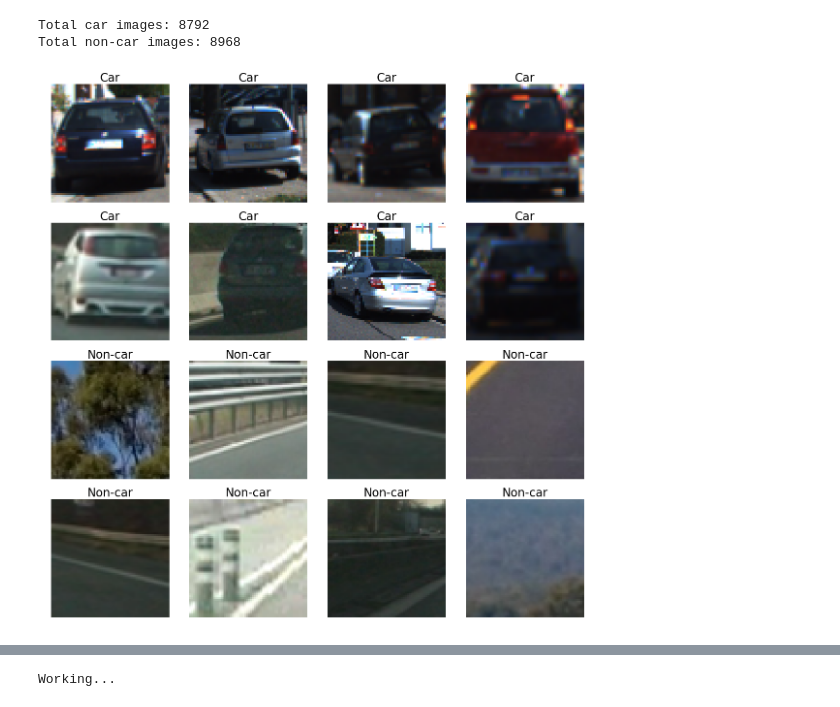
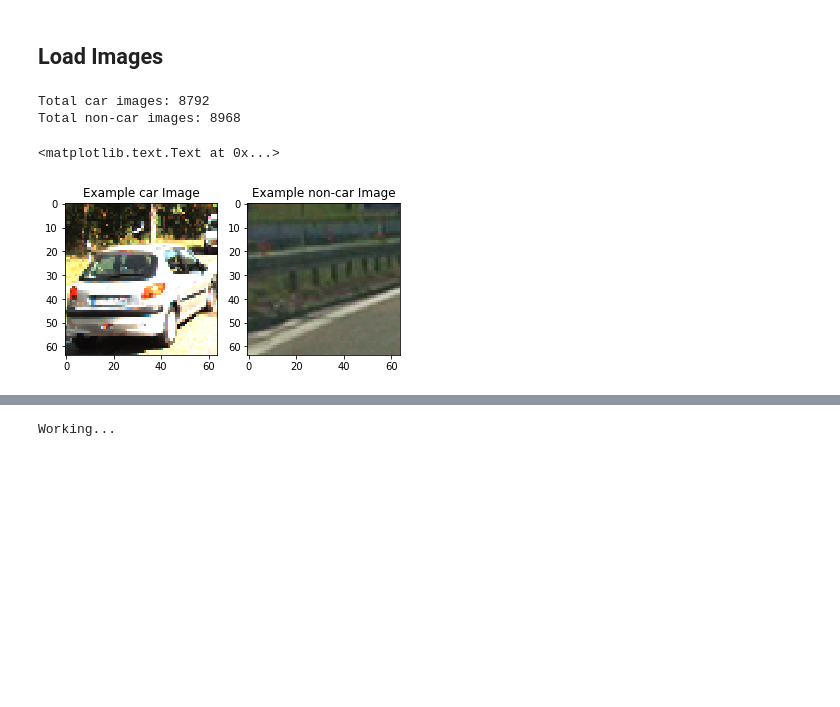
Before and after one commit to pthakkar9/Vehicle-Detection-and-Tracking-P5, a Jupyter notebook: P5_pipeline.ipynb, the cells around one changed output, grey strips where cells are left out. Saved outputs shown, nothing was run; the diff lists cells and outputs as text; code cells hidden in the pictures; blank space fills up the shorter version.

```diff
--- a/P5_pipeline.ipynb
+++ b/P5_pipeline.ipynb
@@ -14,3 +24,5 @@ from sklearn.model_selection import train_test_split
+# %% [markdown]
+## Load Images
 # %%
 # Import images
 car = glob.glob('images/vehicles/**/*.png')
@@ -22,26 +34,24 @@ print("Total non-car images:", len(non_car))
 # %% [output]
 Total car images: 8792
 Total non-car images: 8968
-# %%
-# Visualize some of the car and non car images
-
-# Plot the results of the pipeline
-f, axs = plt.subplots(4,4, figsize=(16, 16))
-f.tight_layout()
-axs = axs.ravel()
-
-for i in np.arange(8):
-    image = cv2.imread(car[np.random.randint(0,len(car))])
-    image = cv2.cvtColor(image, cv2.COLOR_BGR2RGB)
-    axs[i].set_title('Car', fontsize=24)
-    axs[i].axis('off')
-    axs[i].imshow(image)
-
-for i in np.arange(8, 16):
-    image = cv2.imread(non_car[np.random.randint(0, len(non_car))])
-    image = cv2.cvtColor(image, cv2.COLOR_BGR2RGB)
-    axs[i].set_title('Non-car', fontsize=24)
-    axs[i].axis('off')
-    axs[i].imshow(image)
-# %% [output]
-[figure, removed]
+# %%
+# Plot example images
+car_ind = np.random.randint(0, len(car))
+notcar_ind = np.random.randint(0, len(non_car))
+
+# Read in car / not-car images
+car_image = mpimg.imread(car[car_ind])
+notcar_image = mpimg.imread(non_car[notcar_ind])
+
+
+# Plot the examples
+fig = plt.figure()
+plt.subplot(121)
+plt.imshow(car_image)
+plt.title('Example car Image')
+plt.subplot(122)
+plt.imshow(notcar_image)
+plt.title('Example non-car Image')
+# %% [output]
+<matplotlib.text.Text at 0x...>
+[figure, added]
```
Also changed, not shown: parts of 9 cells of this notebook, 16 other files.
